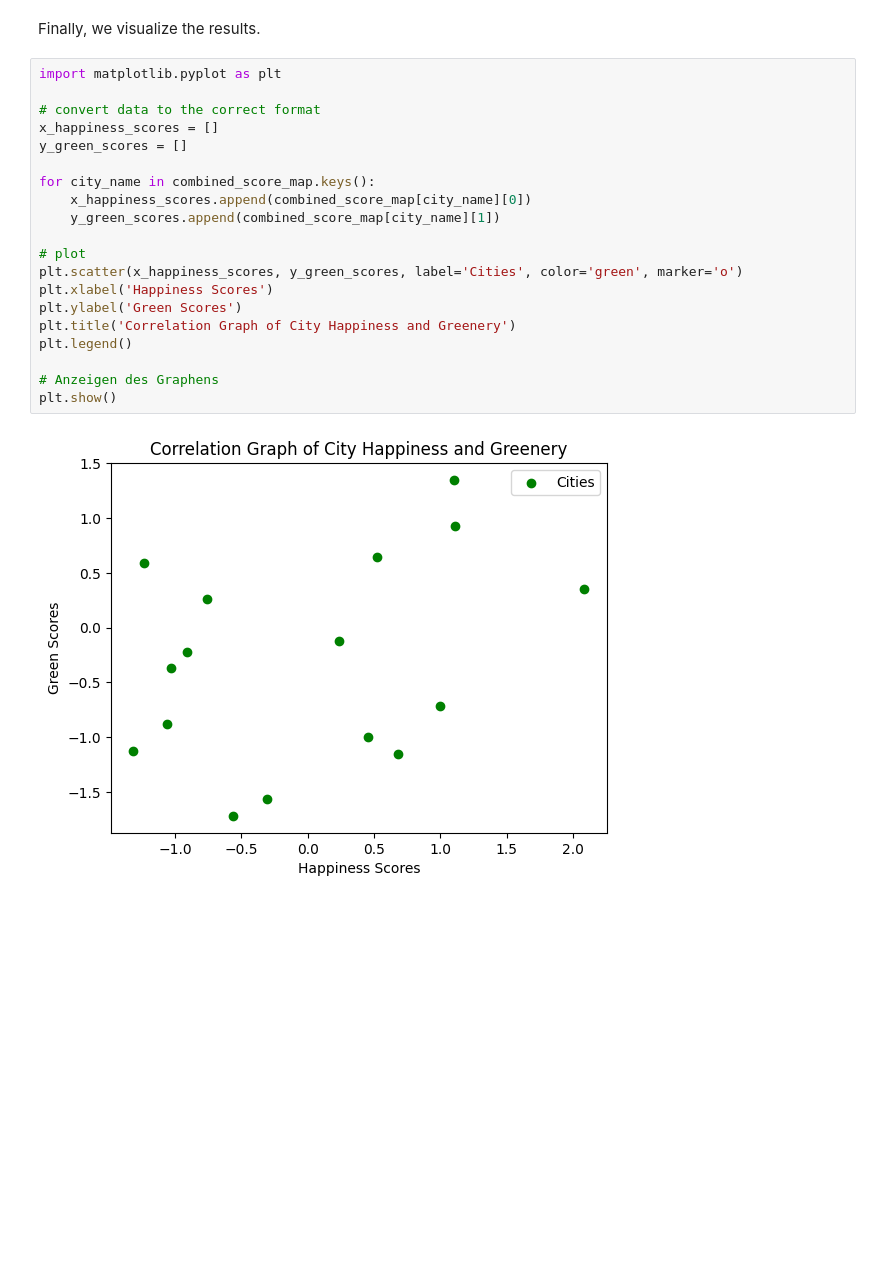
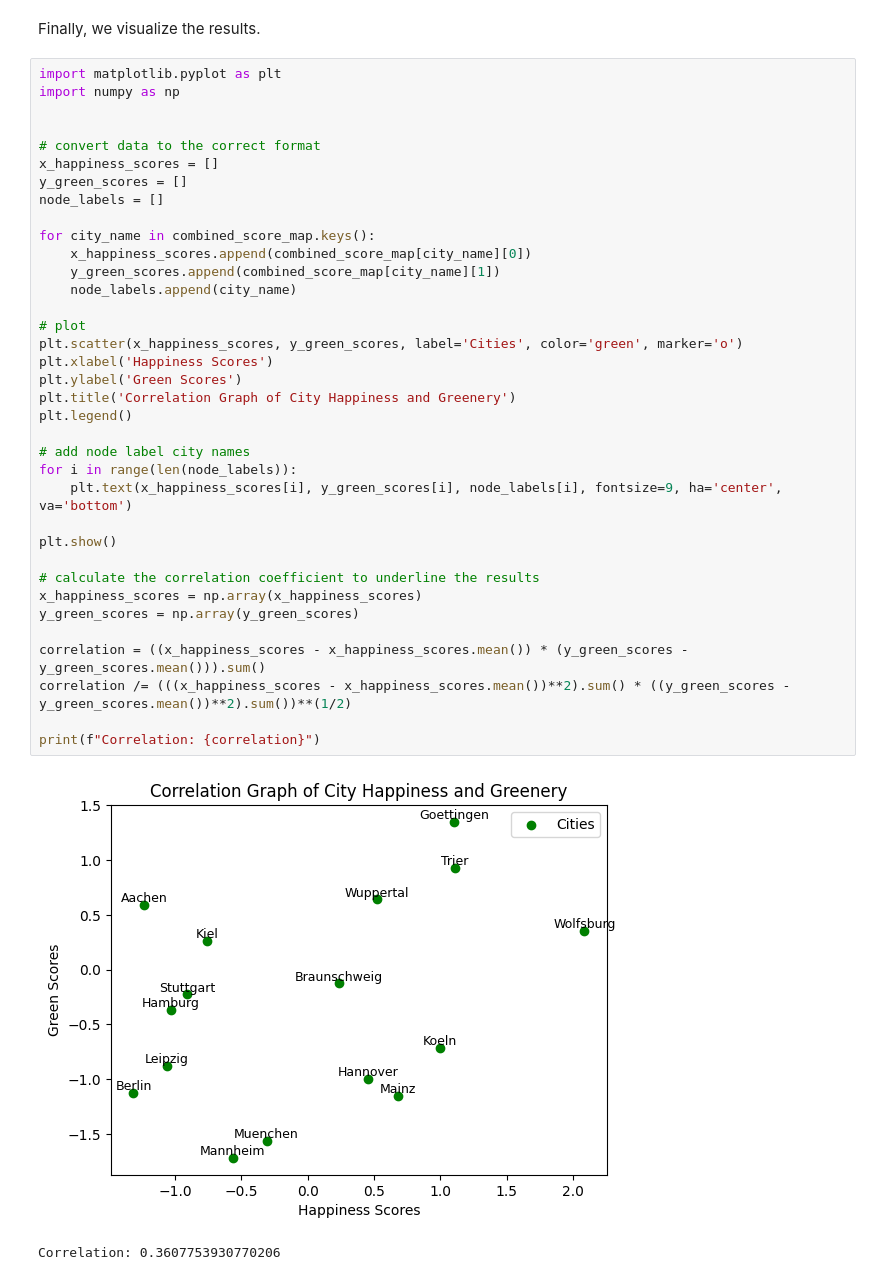
Before and after one commit to JulianPMenon/Social-Computing, a Jupyter notebook: final_presentation/final_presentation.ipynb, the cells around one changed output. Drawn from its saved outputs; the diff is of its cells as text; blank space fills up the shorter version.

```diff
--- a/final_presentation/final_presentation.ipynb
+++ b/final_presentation/final_presentation.ipynb
@@ -74,23 +76,40 @@ print(combined_score_map)
 Finally, we visualize the results.
 # %%
 import matplotlib.pyplot as plt
+import numpy as np
+
 
 # convert data to the correct format
 x_happiness_scores = []
 y_green_scores = []
+node_labels = []
 
 for city_name in combined_score_map.keys():
     x_happiness_scores.append(combined_score_map[city_name][0])
     y_green_scores.append(combined_score_map[city_name][1])
+    node_labels.append(city_name)
 
 # plot
 plt.scatter(x_happiness_scores, y_green_scores, label='Cities', color='green', marker='o')
 plt.xlabel('Happiness Scores')
 plt.ylabel('Green Scores')
 plt.title('Correlation Graph of City Happiness and Greenery')
 plt.legend()
 
-# Anzeigen des Graphens
+# add node label city names
+for i in range(len(node_labels)):
+    plt.text(x_happiness_scores[i], y_green_scores[i], node_labels[i], fontsize=9, ha='center', va='bottom')
+
 plt.show()
+
+# calculate the correlation coefficient to underline the results
+x_happiness_scores = np.array(x_happiness_scores)
+y_green_scores = np.array(y_green_scores)
+
+correlation = ((x_happiness_scores - x_happiness_scores.mean()) * (y_green_scores - y_green_scores.mean())).sum()
+correlation /= (((x_happiness_scores - x_happiness_scores.mean())**2).sum() * ((y_green_scores - y_green_scores.mean())**2).sum())**(1/2)
+
+print(f"Correlation: {correlation}")
 # %% [output]
-[figure, old version]
+[figure, new version]
+Correlation: 0.3607753930770206
```
Also changed, not shown: parts of 7 cells of this notebook, 2 other files.
